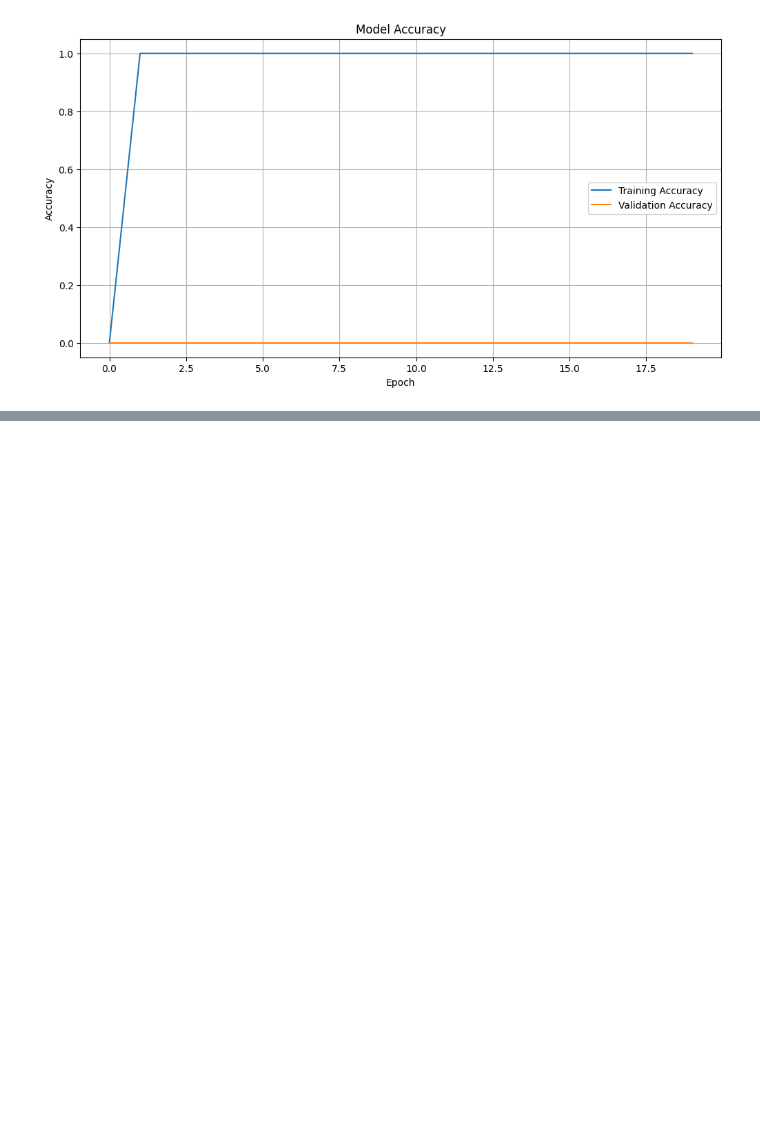
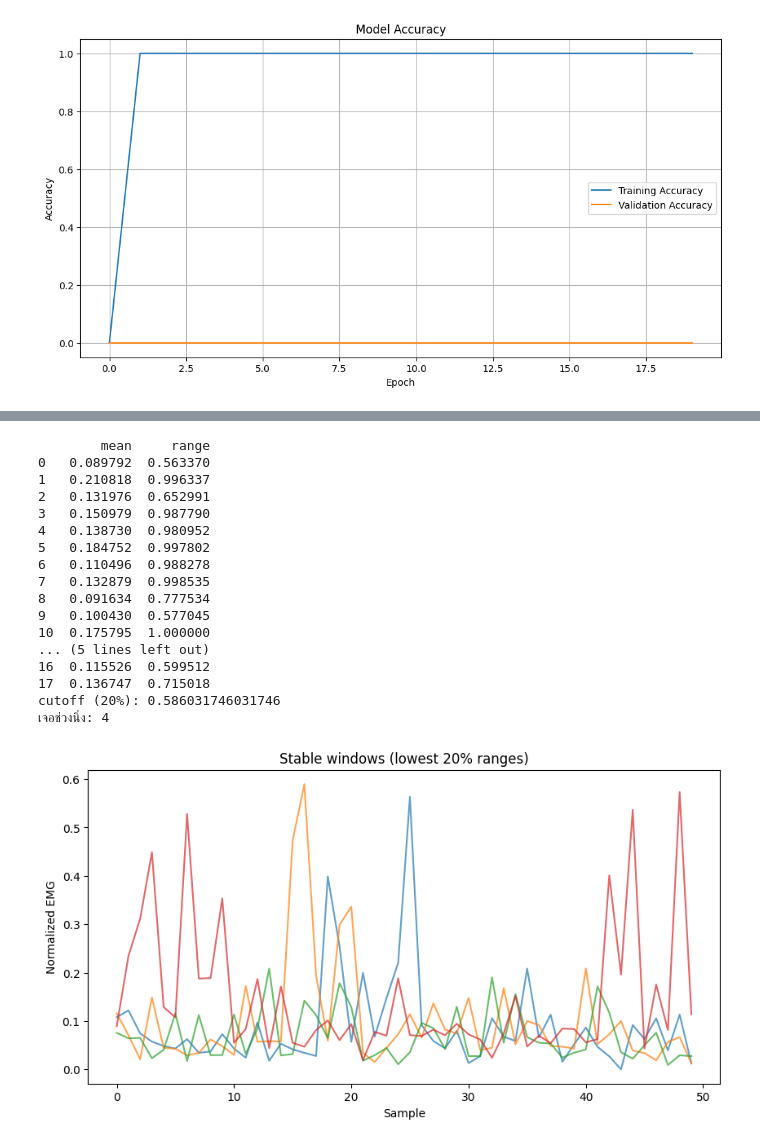
Before and after one commit to pittachiox/AISkilledarm_new, a Jupyter notebook: myemg/train_1.ipynb, the cells around one changed output, grey strips where cells are left out. Drawn from its saved outputs; the diff is of its cells as text; code cells hidden in the pictures; blank space fills up the shorter version.

```diff
--- a/myemg/train_1.ipynb
+++ b/myemg/train_1.ipynb
@@ -782,0 +896,75 @@ Epoch 6/20
+# %%
+import numpy as np
+import pandas as pd
+import matplotlib.pyplot as plt
+
+# ----------------------
+# 1. Load CSV
+# ----------------------
+data = pd.read_csv("emg_log3.csv")
+
+# สร้าง digital_norm จาก Raw
+data["digital_norm"] = data["Raw"] / 4095.0
+
+# ----------------------
+# 2. สร้าง window และ extract feature
+# ----------------------
+window_size = 50
+windows = []
+features = []
+
+for start in range(0, len(data) - window_size, window_size):
+    segment = data["digital_norm"].iloc[start:start+window_size].values
+    mean_val = np.mean(segment)
+    range_val = np.max(segment) - np.min(segment)
+    windows.append(segment)
+    features.append([mean_val, range_val])
+
+features = np.array(features)
+
+df_features = pd.DataFrame(features, columns=["mean", "range"])
+print(df_features)
+
+# ----------------------
+# 3. เลือกช่วงที่นิ่งที่สุด (20% ล่างสุดของ range ;stable windows (range ต่ำสุด))
+# ----------------------
+percentile = 20
+cutoff = np.percentile(features[:, 1], percentile)
+print("cutoff (20%):", cutoff)
+
+stable_idx = np.where(features[:, 1] <= cutoff)[0]
+print("เจอช่วงนิ่ง:", len(stable_idx))
+
+# ----------------------
+# 4. วาดกราฟเฉพาะ stable windows
+# ----------------------
+plt.figure(figsize=(10, 5))
+
+for idx in stable_idx:
+    segment = windows[idx]
+    mean_val = features[idx, 0]  # mean ของ window
+    plt.plot(segment, alpha=0.7)  # ไม่ใส่ legend เยอะเกินไป
+
+plt.title(f"Stable windows (lowest {percentile}% ranges)")
+plt.xlabel("Sample")
+plt.ylabel("Normalized EMG")
+plt.show()
+# %% [output]
+        mean     range
+0   0.089792  0.563370
+1   0.210818  0.996337
+2   0.131976  0.652991
+3   0.150979  0.987790
+4   0.138730  0.980952
+5   0.184752  0.997802
+6   0.110496  0.988278
+7   0.132879  0.998535
+8   0.091634  0.777534
+9   0.100430  0.577045
+10  0.175795  1.000000
+... (5 lines left out)
+16  0.115526  0.599512
+17  0.136747  0.715018
+cutoff (20%): 0.586031746031746
+เจอช่วงนิ่ง: 4
+[figure, added]
```
Also changed, not shown: parts of 4 cells of this notebook.
